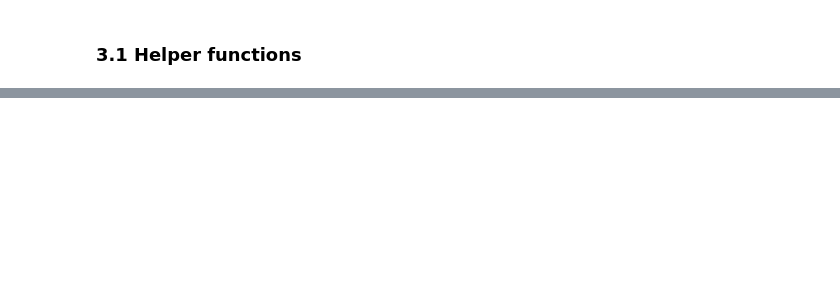
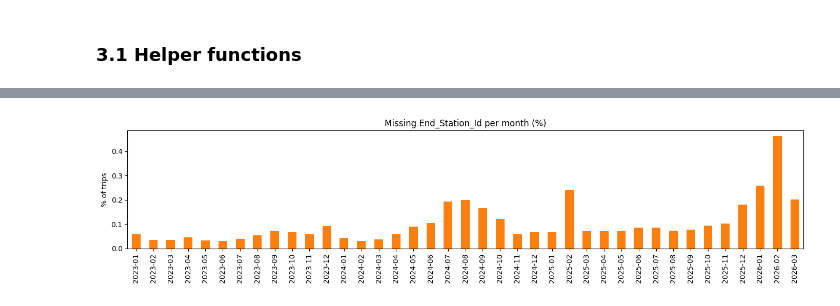
Before and after one commit to karquiza/bikeshare-toronto-demand, a Jupyter notebook: notebooks/M3_Report.ipynb, the cells around one changed output, grey strips where cells are left out. Drawn from its saved outputs; the diff is of its cells as text; code cells hidden in the pictures; blank space fills up the shorter version.

```diff
--- a/notebooks/M3_Report.ipynb
+++ b/notebooks/M3_Report.ipynb
@@ -550,0 +637,8 @@ def profile_month(df, year, month):
+# %%
+# Missing End_Station_Id per month, as a %
+profile["miss_end_pct"] = profile["miss_End_Station_Id"] / profile["rows"] * 100
+ax = profile.plot(x="year_month", y="miss_end_pct", kind="bar", figsize=(14, 3.5), legend=False, color="tab:orange")
+ax.set_ylabel("% of trips"); ax.set_xlabel(""); ax.set_title("Missing End_Station_Id per month (%)")
+plt.tight_layout(); plt.show()
+# %% [output]
+[figure, added]
```
Also changed, not shown: parts of 23 cells of this notebook.
